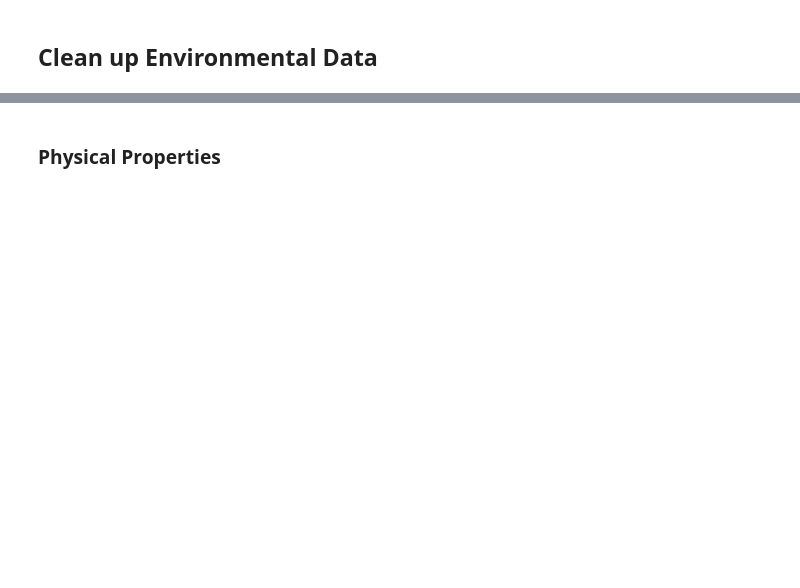
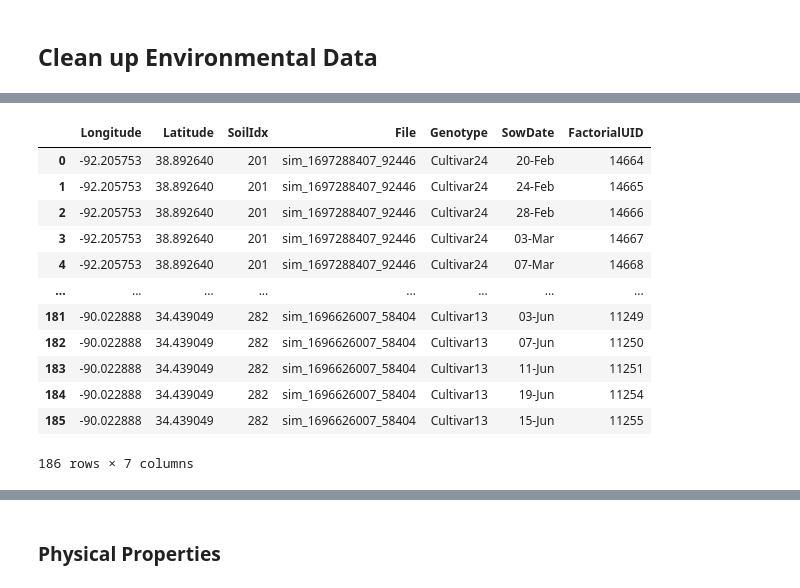
Before and after one commit to DanielKick-USDA/apsimxml, a Jupyter notebook: nbs/02_parquet_dataloader.ipynb, the cells around one changed output, grey strips where cells are left out. Drawn from its saved outputs; the diff is of its cells as text; code cells hidden in the pictures; blank space fills up the shorter version.

```diff
--- a/nbs/02_parquet_dataloader.ipynb
+++ b/nbs/02_parquet_dataloader.ipynb
@@ -311,3 +504,16 @@ import einops
+# %%
+# recreate data_helper so that we can look at how the methods in data_helper work
+x = data_helper(
+    genotypes_path = apsimx_sim_parquet_dir+'/'+'Genotypes.parquet',
+    ids_path = apsimx_sim_parquet_dir+'/'+'Ids.parquet',
+    results_path = apsimx_sim_parquet_dir,
+    ssurgo_path = '/home/Shared/apsimx_env_data/apsimx_i_soil_ssurgo_profile.parquet',
+    met_path    = '/home/Shared/apsimx_env_data/apsimx_i_soil_POWER_met.parquet'
+    )
+
+# restrict to simulated cultivars with the maximum MaximumGrainsPerCob
+mask = (x.Genotypes['Grain.MaximumGrainsPerCob.FixedValue'] == x.Genotypes['Grain.MaximumGrainsPerCob.FixedValue'].max())
+x.apply_mask(table='Genotypes', mask=mask)
 # %%
 m = x.met_data
 metadata = [
@@ -491,0 +763,12 @@ ref = {
+# %%
+# Now let's select a region of the country. For this demonstration I'll filter to a region around Columbia MO.
+
+mask = ((x.Ids.Longitude < -90) &
+        (x.Ids.Longitude > -95) &
+        (x.Ids.Latitude  <  40) &
+        (x.Ids.Latitude  >  30)
+        )
+
+print(f'Before Mask: Genotypes: {x.Genotypes.shape} Ids: {x.Ids.shape}')
+x.apply_mask(table='Ids', mask=mask)
+print(f'After Mask: Genotypes: {x.Genotypes.shape} Ids: {x.Ids.shape}')
@@ -491,0 +790,2 @@ ref = {
+# %%
+x.load_results(years = [1990, 2000, 2010, 2020], dry_run = True) # years is optional. If an empty list is passed all years will be returned.
@@ -491,0 +795,2 @@ ref = {
+# %%
+x.load_results(years = [1990, 2000, 2010, 2020], dry_run = False)
@@ -648,7 +1140,21 @@ x.Ids = Ids_idxs.merge(x.Ids)
 _ = x.Ids.loc[:, ['FactorialUID']].drop_duplicates()
 x.results = _.merge(x.results, how='inner')
 # %%
-# Ids_s    = x.Ids.loc[:, ['SoilIdx']].drop_duplicates()
+Ids_s    = x.Ids.loc[:, ['SoilIdx']].drop_duplicates()
 x.Ids
+# %% [output]
+|  | Longitude | Latitude | SoilIdx | File | Genotype | SowDate | FactorialUID |
+| 0 | -92.205753 | 38.892640 | 201 | sim_1697288407_92446 | Cultivar24 | 20-Feb | 14664 |
+| 1 | -92.205753 | 38.892640 | 201 | sim_1697288407_92446 | Cultivar24 | 24-Feb | 14665 |
+| 2 | -92.205753 | 38.892640 | 201 | sim_1697288407_92446 | Cultivar24 | 28-Feb | 14666 |
+| 3 | -92.205753 | 38.892640 | 201 | sim_1697288407_92446 | Cultivar24 | 03-Mar | 14667 |
+| 4 | -92.205753 | 38.892640 | 201 | sim_1697288407_92446 | Cultivar24 | 07-Mar | 14668 |
+| ... | ... | ... | ... | ... | ... | ... | ... |
+| 181 | -90.022888 | 34.439049 | 282 | sim_1696626007_58404 | Cultivar13 | 03-Jun | 11249 |
+| 182 | -90.022888 | 34.439049 | 282 | sim_1696626007_58404 | Cultivar13 | 07-Jun | 11250 |
+| 183 | -90.022888 | 34.439049 | 282 | sim_1696626007_58404 | Cultivar13 | 11-Jun | 11251 |
+| 184 | -90.022888 | 34.439049 | 282 | sim_1696626007_58404 | Cultivar13 | 19-Jun | 11254 |
+| 185 | -90.022888 | 34.439049 | 282 | sim_1696626007_58404 | Cultivar13 | 15-Jun | 11255 |
+186 rows × 7 columns
 # %%
 Ids
```
Also changed, not shown: parts of 60 cells of this notebook.
